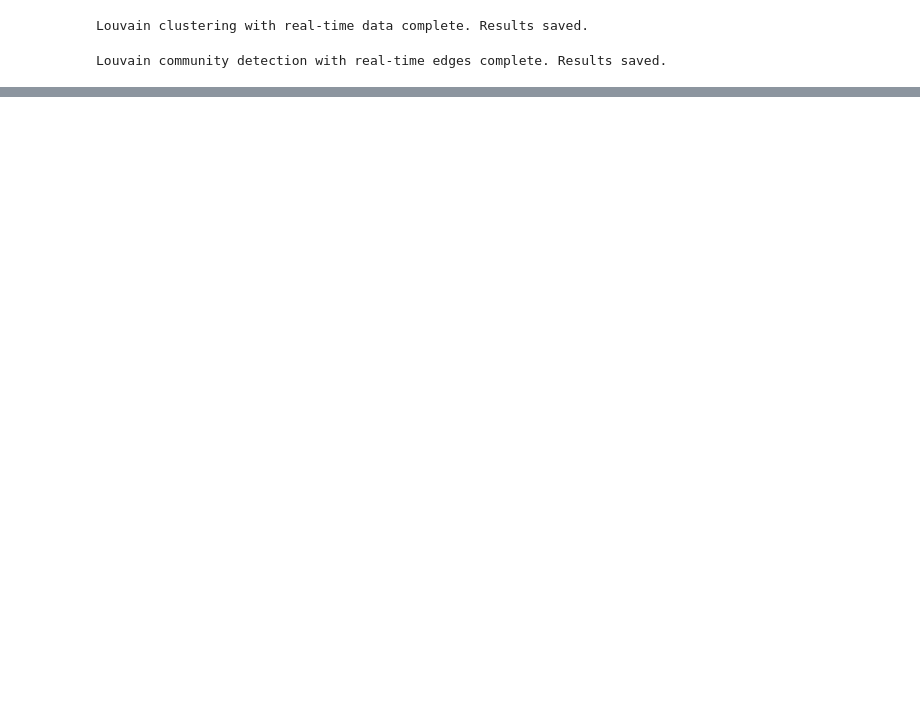
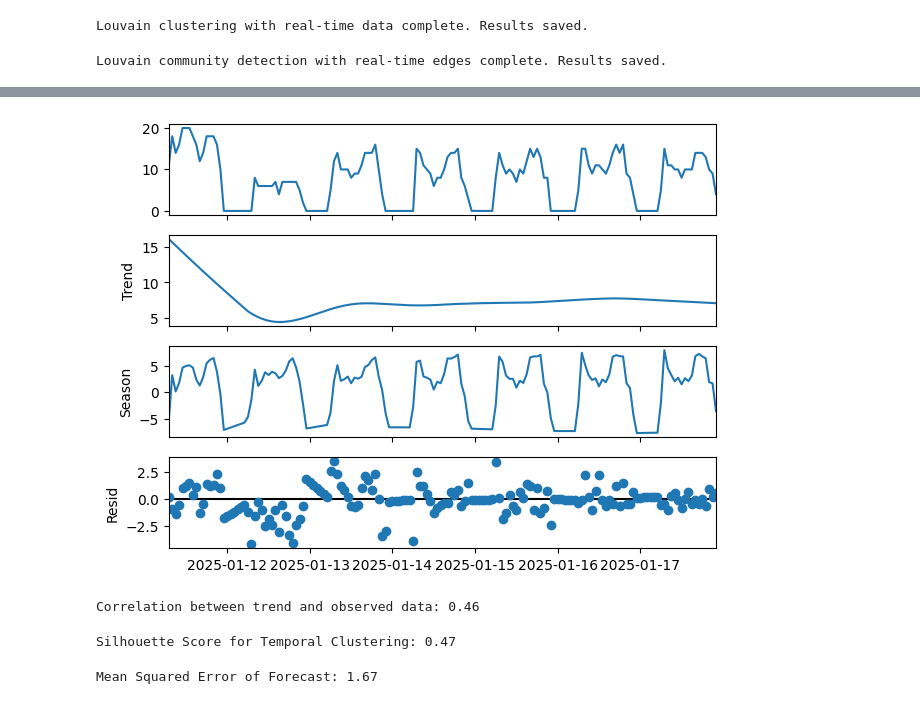
Before and after one commit to dmehta94/project-capstone-transit-inequity-eastern-queens, a Jupyter notebook: code/analysis.ipynb, the cells around one changed output, grey strips where cells are left out. Saved outputs shown, nothing was run; the diff lists cells and outputs as text; code cells hidden in the pictures; blank space fills up the shorter version.

```diff
--- a/code/analysis.ipynb
+++ b/code/analysis.ipynb
@@ -444,0 +515,44 @@ m.save("louvain_clusters_map.html")
+# %%
+# 3. Seasonality and Trend Analysis
+route_id = route_ids[0]  # Analyze the first route for demonstration
+route_data = combined_data[combined_data["Route"] == route_id].resample("H").size()
+stl = STL(route_data, period=24)
+with tqdm(desc="Fitting STL Decomposition", total=1):
+    result = stl.fit()
+result.plot()
+plt.show()
+# %% [output]
+[figure, added]
+# %%
+# Metrics for Seasonality and Trend Analysis
+trend = result.trend
+seasonal = result.seasonal
+residual = result.resid
+
+# Pearson correlation between trend and observed data
+correlation_trend, _ = pearsonr(trend[~np.isnan(trend)], route_data[~np.isnan(trend)])
+print(f"Correlation between trend and observed data: {correlation_trend:.2f}")
+# %% [output]
+Correlation between trend and observed data: 0.46
+# %%
+# 4. Clustering Temporal Patterns
+activity_matrix = combined_data.pivot_table(
+    index=combined_data.index.hour,  # Hour of day
+    columns="Route",
+    values="vehicle_id",
+    aggfunc="count",
+    fill_value=0
+)
+
+scaler = StandardScaler()
+normalized_data = scaler.fit_transform(activity_matrix.T)
+
+with tqdm(desc="Clustering Temporal Patterns", total=1):
+    kmeans = KMeans(n_clusters=3)
+    labels = kmeans.fit_predict(normalized_data)
+
+# Silhouette Score for Clustering
+silhouette_avg = silhouette_score(normalized_data, labels)
+print(f"Silhouette Score for Temporal Clustering: {silhouette_avg:.2f}")
+# %% [output]
+Silhouette Score for Temporal Clustering: 0.47
@@ -444,0 +569,7 @@ m.save("louvain_clusters_map.html")
+# %%
+# Calculate Mean Squared Error (MSE) for validation
+observed = route_data[-24:]  # Last 24 hours for comparison
+rmse = root_mean_squared_error(observed, forecast[:len(observed)])
+print(f"Mean Squared Error of Forecast: {rmse:.2f}")
+# %% [output]
+Mean Squared Error of Forecast: 1.67
```
Also changed, not shown: parts of 22 cells of this notebook, 5 other files.
